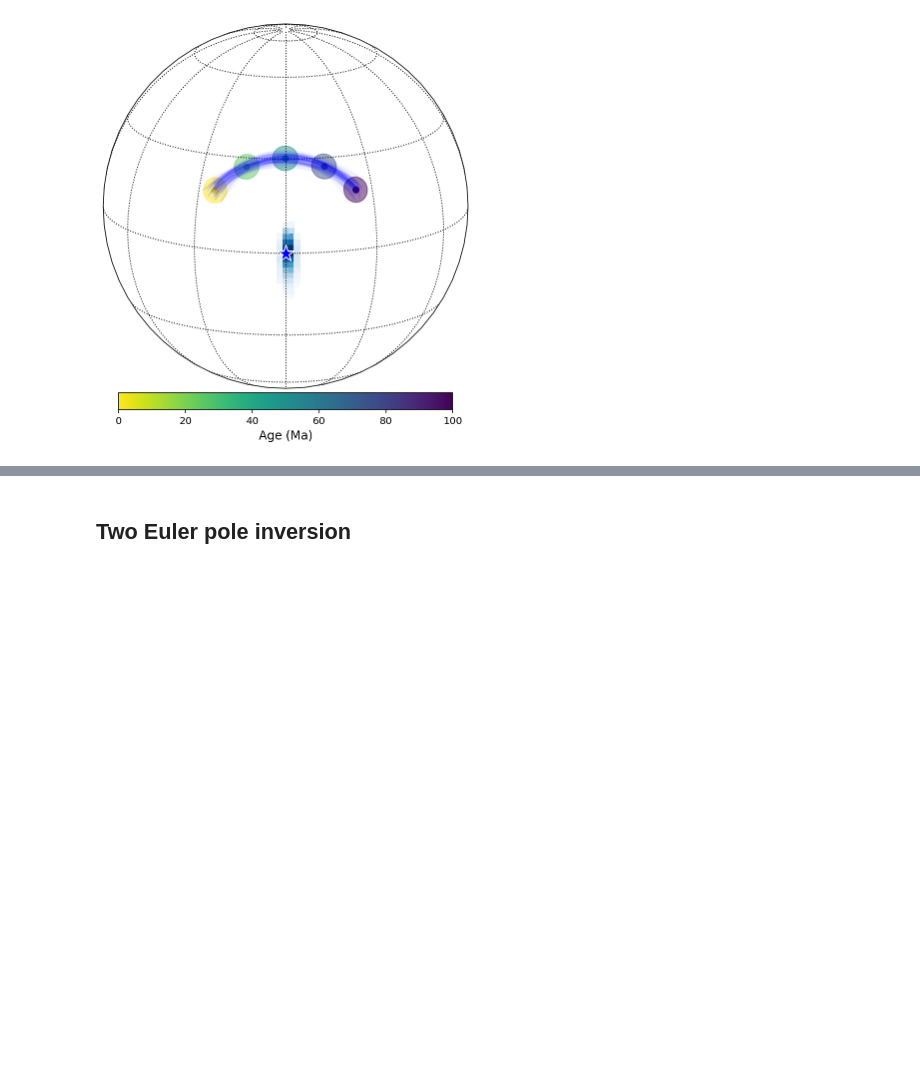
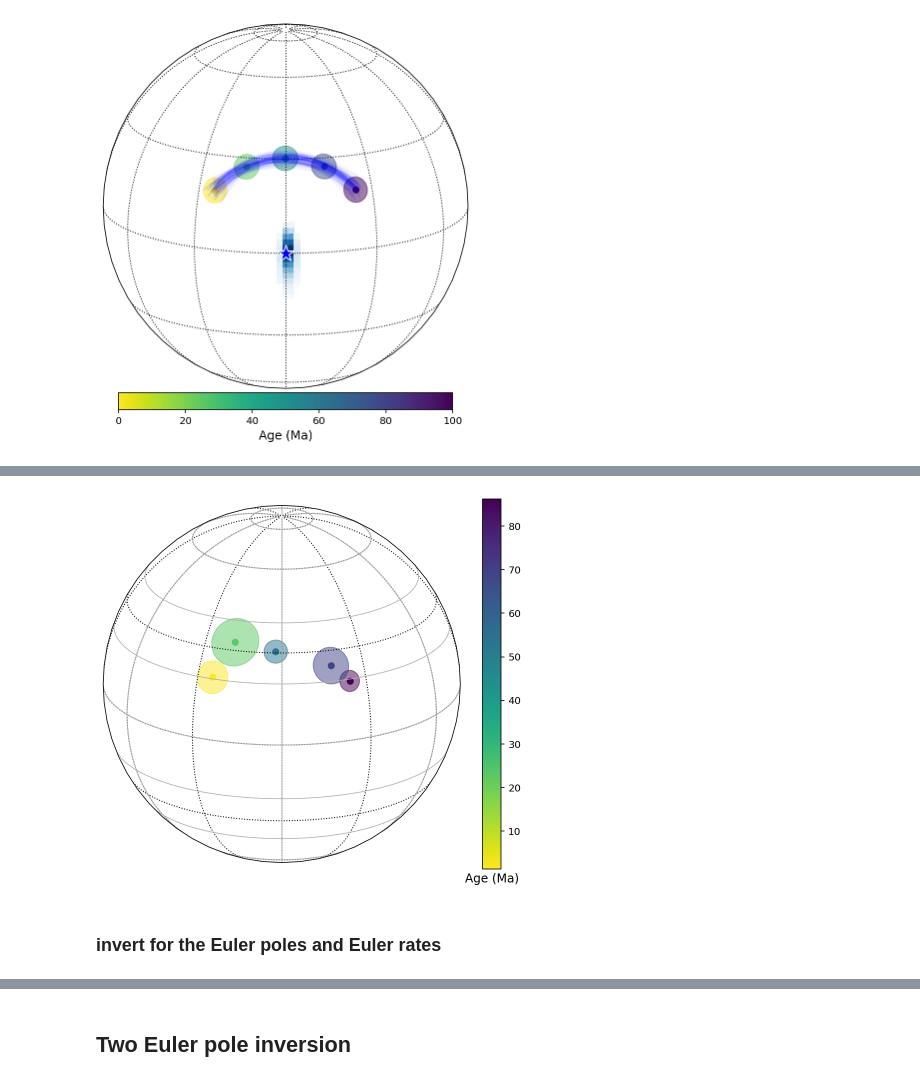
Before and after one commit to Swanson-Hysell-Group/Bayesian_PEP_inversion, a Jupyter notebook: PEP_synthetic.ipynb, the cells around one changed output, grey strips where cells are left out. Saved outputs shown, nothing was run; the diff lists cells and outputs as text; code cells hidden in the pictures; blank space fills up the shorter version.

```diff
--- a/PEP_synthetic.ipynb
+++ b/PEP_synthetic.ipynb
@@ -120,0 +127,19 @@ plt.savefig('code_output/1_Euler_inversion.png', dpi=600, bbox_inches='tight')
+# %%
+start_age = 100
+end_age = 0
+number_of_poles = 5
+euler_pole = [0,0]
+euler_rate = 1
+# generate A95 values with random noise following a normal distribution of N(mean=4, std=2)
+pole_a95_noise = np.random.uniform(3,8, 5)
+start_pole = [24, 19]
+
+one_euler_data_noise = generate_APWP_poles(number_of_poles, start_pole, start_age, end_age, euler_pole, euler_rate, pole_a95_noise)
+resampled_poles = np.array([ipmag.fishrot(k=kappa_from_two_sigma(A95), n=1, dec=dec, inc=inc, di_block=0)
+                            for A95, dec, inc in zip(pole_a95_noise, one_euler_data_noise['pole_lon'], one_euler_data_noise['pole_lat'])]).T[0]
+one_euler_data_noise['pole_lon_noise'] = resampled_poles[0]
+one_euler_data_noise['pole_lat_noise'] = resampled_poles[1]
+one_euler_data_noise['pole_a95'] = pole_a95_noise
+one_euler_data_noise['pole_age_sigma'] = 5
+one_euler_data_noise['pole_age_noise'] = [np.random.normal(i,5) for i in one_euler_data_noise['pole_age']]
+one_euler_data_noise
@@ -120,0 +153,11 @@ plt.savefig('code_output/1_Euler_inversion.png', dpi=600, bbox_inches='tight')
+# %%
+plot_paleomagnetic_poles(one_euler_data_noise,
+                         pole_lon='pole_lon_noise',
+                        pole_lat='pole_lat_noise',
+                        pole_a95='pole_a95',
+                        pole_age='pole_age_noise',
+                         central_latitude=20, add_land=0);
+# %% [output]
+[figure, added]
+# %% [markdown]
+### invert for the Euler poles and Euler rates
```
Also changed, not shown: parts of 16 cells of this notebook.
